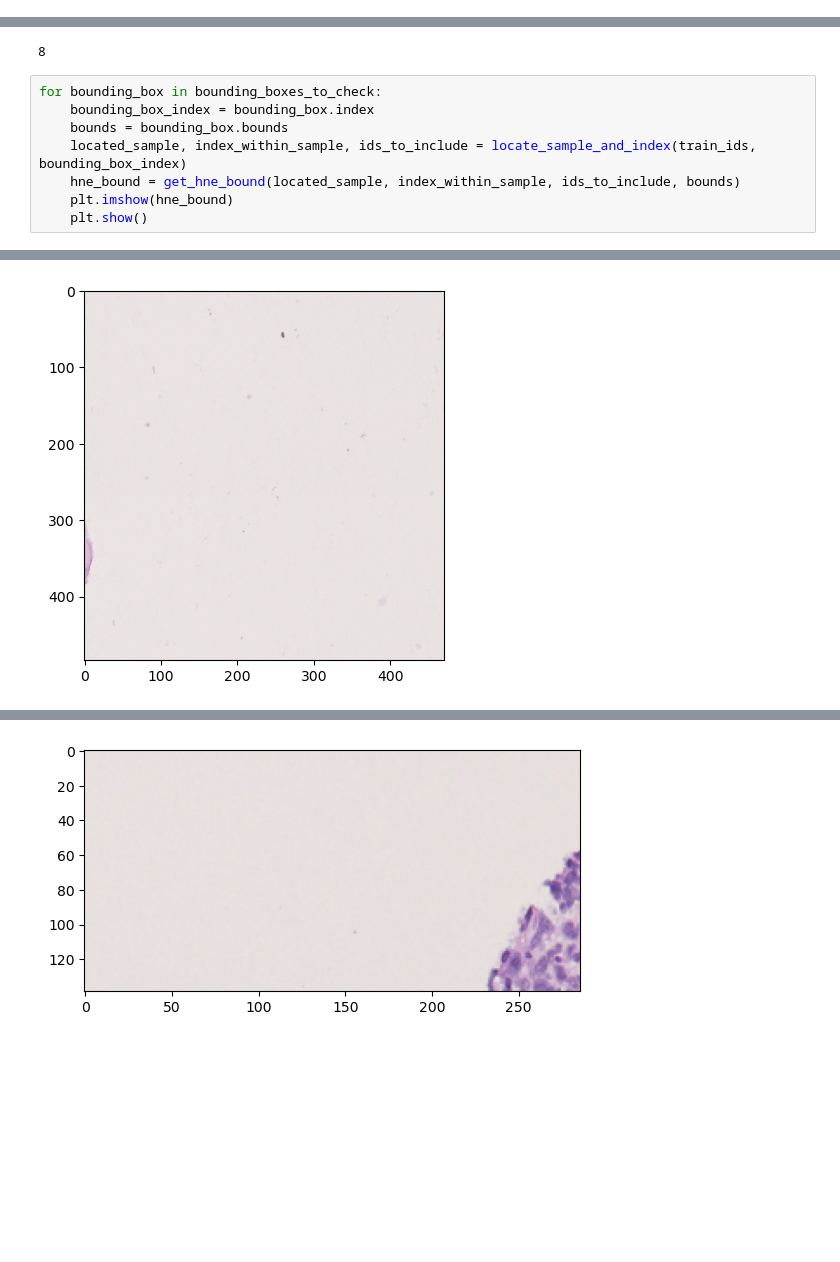
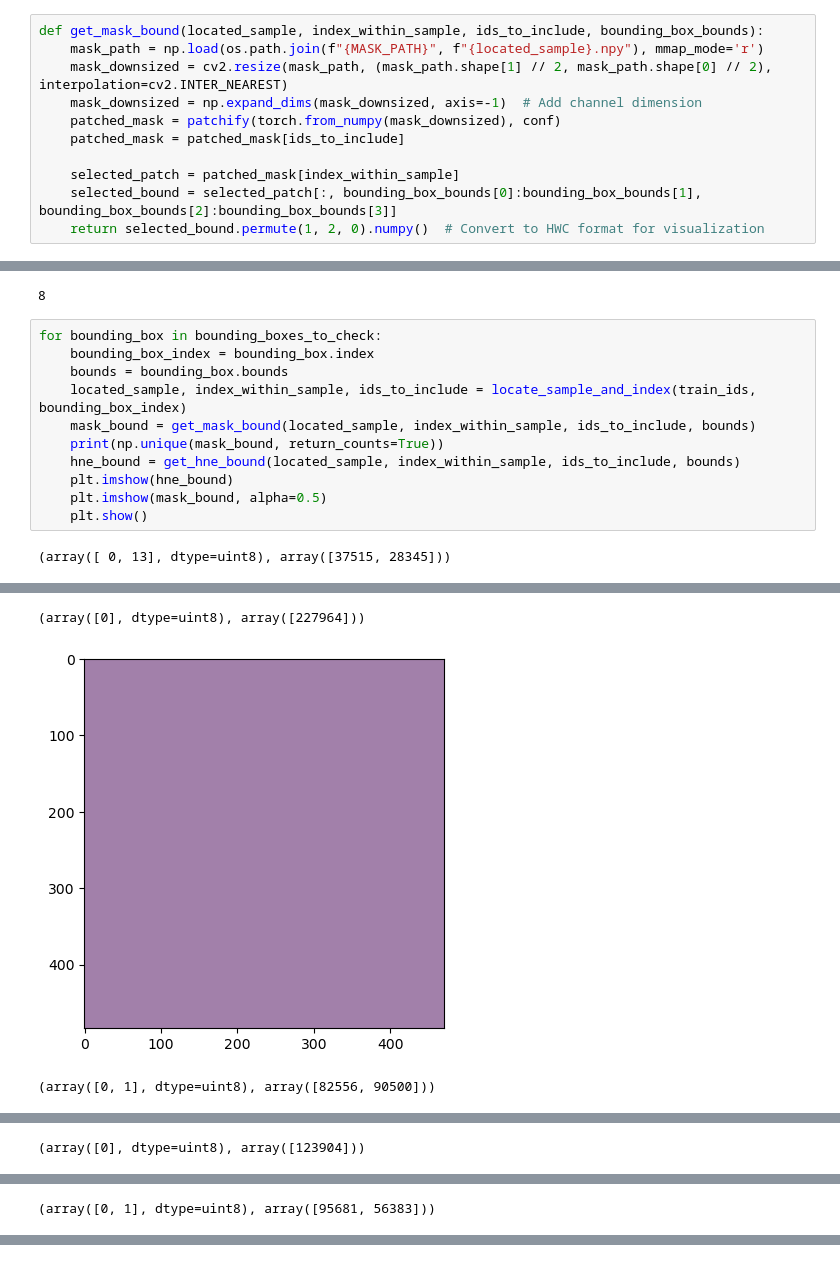
Before and after one commit to cyber-chris/this-does-not-look-like-that, a Jupyter notebook: prototype_viz.ipynb, the cells around one changed output, grey strips where cells are left out. Saved outputs shown, nothing was run; the diff lists cells and outputs as text; blank space fills up the shorter version.

```diff
--- a/prototype_viz.ipynb
+++ b/prototype_viz.ipynb
@@ -164,6 +165,17 @@ def get_hne_bound(located_sample, index_within_sample, ids_to_include, bounding_
     selected_patch = patched_hne[index_within_sample]
     selected_bound = selected_patch[:, bounding_box_bounds[0]:bounding_box_bounds[1], bounding_box_bounds[2]:bounding_box_bounds[3]]
     return selected_bound.permute(1, 2, 0).numpy()  # Convert to HWC format for visualization
+# %%
+def get_mask_bound(located_sample, index_within_sample, ids_to_include, bounding_box_bounds):
+    mask_path = np.load(os.path.join(f"{MASK_PATH}", f"{located_sample}.npy"), mmap_mode='r')
+    mask_downsized = cv2.resize(mask_path, (mask_path.shape[1] // 2, mask_path.shape[0] // 2), interpolation=cv2.INTER_NEAREST)
+    mask_downsized = np.expand_dims(mask_downsized, axis=-1)  # Add channel dimension
+    patched_mask = patchify(torch.from_numpy(mask_downsized), conf)
+    patched_mask = patched_mask[ids_to_include]
+
+    selected_patch = patched_mask[index_within_sample]
+    selected_bound = selected_patch[:, bounding_box_bounds[0]:bounding_box_bounds[1], bounding_box_bounds[2]:bounding_box_bounds[3]]
+    return selected_bound.permute(1, 2, 0).numpy()  # Convert to HWC format for visualization
 # %%
 bounding_boxes_to_check = [bounding_box_data[i] for i in interesting_prototypes_i]
 len(bounding_boxes_to_check)
@@ -174,7 +186,11 @@ for bounding_box in bounding_boxes_to_check:
     bounding_box_index = bounding_box.index
     bounds = bounding_box.bounds
     located_sample, index_within_sample, ids_to_include = locate_sample_and_index(train_ids, bounding_box_index)
+    mask_bound = get_mask_bound(located_sample, index_within_sample, ids_to_include, bounds)
+    print(np.unique(mask_bound, return_counts=True))
     hne_bound = get_hne_bound(located_sample, index_within_sample, ids_to_include, bounds)
     plt.imshow(hne_bound)
+    plt.imshow(mask_bound, alpha=0.5)
     plt.show()
 # %% [output]
+(array([ 0, 13], dtype=uint8), array([37515, 28345]))
@@ -182 +198,3 @@ for bounding_box in bounding_boxes_to_check:
+(array([0], dtype=uint8), array([227964]))
-[figure, old version]
+[figure, new version]
+(array([0, 1], dtype=uint8), array([82556, 90500]))
@@ -183,0 +202 @@ for bounding_box in bounding_boxes_to_check:
+(array([0], dtype=uint8), array([123904]))
@@ -184,0 +204 @@ for bounding_box in bounding_boxes_to_check:
+(array([0, 1], dtype=uint8), array([95681, 56383]))
@@ -187 +207,0 @@ for bounding_box in bounding_boxes_to_check:
-[figure, removed]
```
Also changed, not shown: parts of 2 cells of this notebook, 8 other files.
